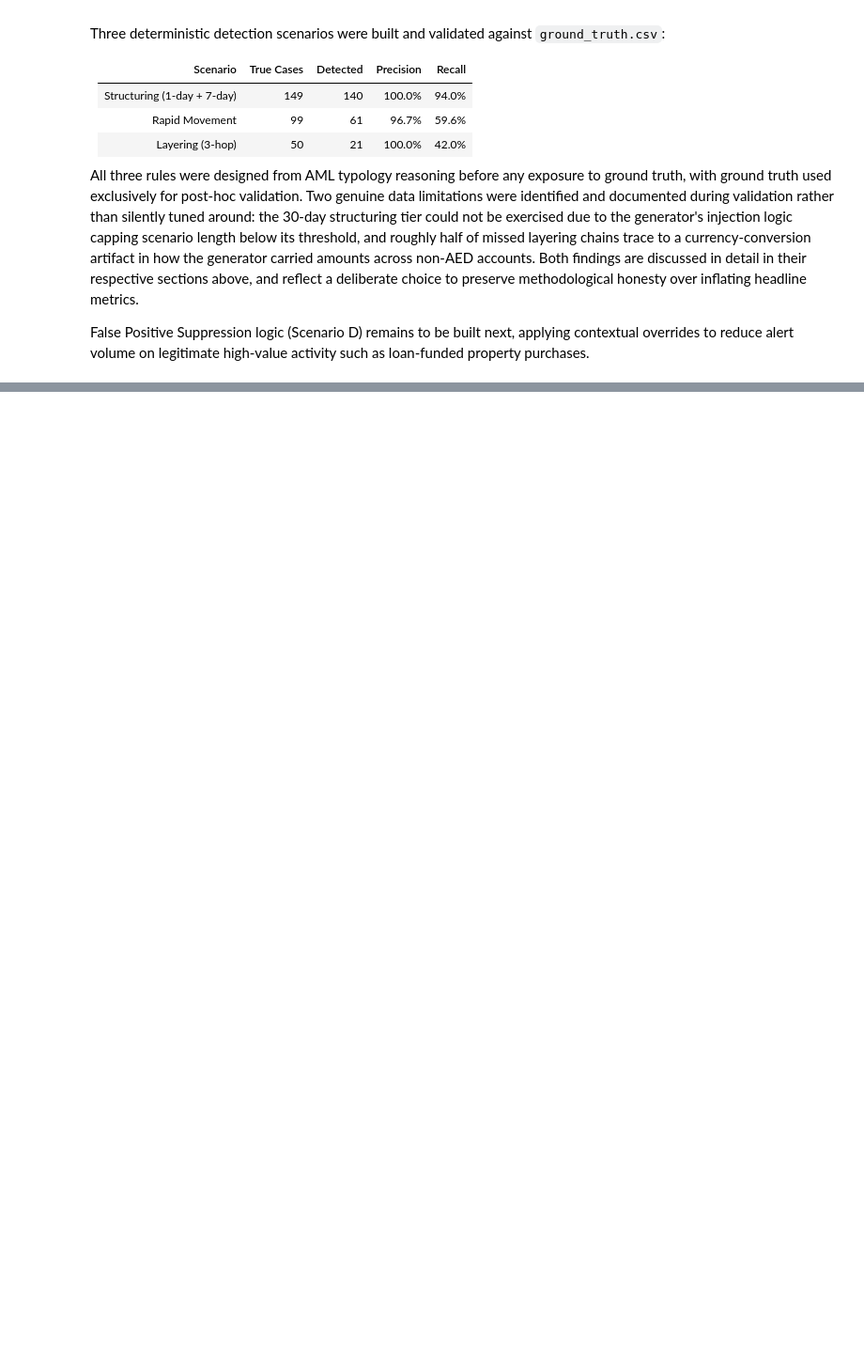
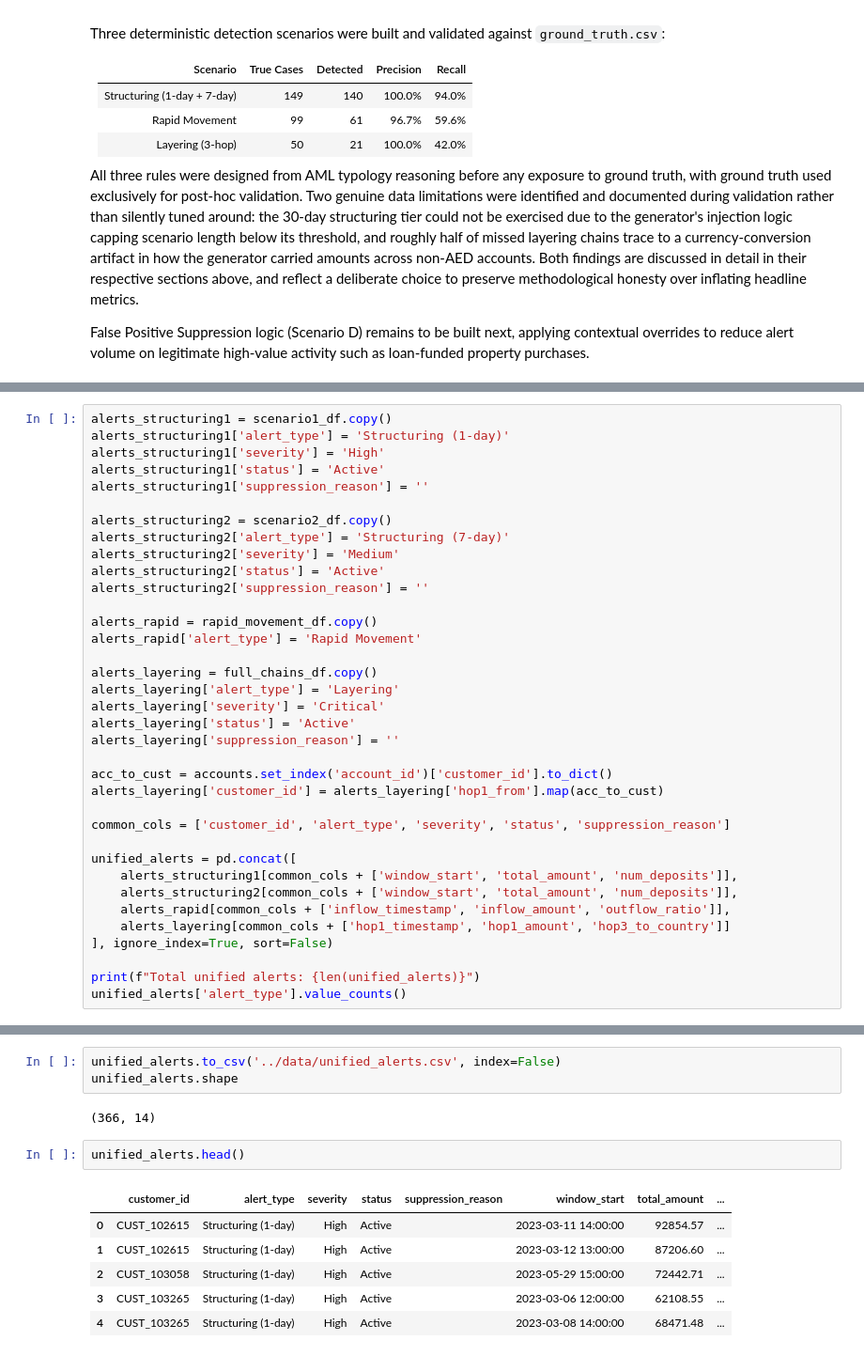
Before and after one commit to albin-m-jose/aml-transaction-monitoring-uae, a Jupyter notebook: notebooks/03_detection_rules.ipynb, the cells around one changed output, grey strips where cells are left out. Shown at 94% size. Saved outputs shown, nothing was run; the diff lists cells and outputs as text; blank space fills up the shorter version.

Commit message:
Phase 3 complete: unified alerts table across structuring, rapid movement, layering, FP suppression

```diff
--- a/notebooks/03_detection_rules.ipynb
+++ b/notebooks/03_detection_rules.ipynb
@@ -793,0 +948,36 @@ property purchases.
+# %%
+alerts_structuring1 = scenario1_df.copy()
+alerts_structuring1['alert_type'] = 'Structuring (1-day)'
+alerts_structuring1['severity'] = 'High'
+alerts_structuring1['status'] = 'Active'
+alerts_structuring1['suppression_reason'] = ''
+
+alerts_structuring2 = scenario2_df.copy()
+alerts_structuring2['alert_type'] = 'Structuring (7-day)'
+alerts_structuring2['severity'] = 'Medium'
+alerts_structuring2['status'] = 'Active'
+alerts_structuring2['suppression_reason'] = ''
+
+alerts_rapid = rapid_movement_df.copy()
+alerts_rapid['alert_type'] = 'Rapid Movement'
+
+alerts_layering = full_chains_df.copy()
+alerts_layering['alert_type'] = 'Layering'
+alerts_layering['severity'] = 'Critical'
+alerts_layering['status'] = 'Active'
+alerts_layering['suppression_reason'] = ''
+
+acc_to_cust = accounts.set_index('account_id')['customer_id'].to_dict()
+alerts_layering['customer_id'] = alerts_layering['hop1_from'].map(acc_to_cust)
+
+common_cols = ['customer_id', 'alert_type', 'severity', 'status', 'suppression_reason']
+
+unified_alerts = pd.concat([
+    alerts_structuring1[common_cols + ['window_start', 'total_amount', 'num_deposits']],
+    alerts_structuring2[common_cols + ['window_start', 'total_amount', 'num_deposits']],
+    alerts_rapid[common_cols + ['inflow_timestamp', 'inflow_amount', 'outflow_ratio']],
+    alerts_layering[common_cols + ['hop1_timestamp', 'hop1_amount', 'hop3_to_country']]
+], ignore_index=True, sort=False)
+
+print(f"Total unified alerts: {len(unified_alerts)}")
+unified_alerts['alert_type'].value_counts()
@@ -793,0 +994,14 @@ property purchases.
+# %%
+unified_alerts.to_csv('../data/unified_alerts.csv', index=False)
+unified_alerts.shape
+# %% [output]
+(366, 14)
+# %%
+unified_alerts.head()
+# %% [output]
+|  | customer_id | alert_type | severity | status | suppression_reason | window_start | total_amount | ... |
+| 0 | CUST_102615 | Structuring (1-day) | High | Active |  | 2023-03-11 14:00:00 | 92854.57 | ... |
+| 1 | CUST_102615 | Structuring (1-day) | High | Active |  | 2023-03-12 13:00:00 | 87206.60 | ... |
+| 2 | CUST_103058 | Structuring (1-day) | High | Active |  | 2023-05-29 15:00:00 | 72442.71 | ... |
+| 3 | CUST_103265 | Structuring (1-day) | High | Active |  | 2023-03-06 12:00:00 | 62108.55 | ... |
+| 4 | CUST_103265 | Structuring (1-day) | High | Active |  | 2023-03-08 14:00:00 | 68471.48 | ... |
```
Also changed, not shown: parts of 17 cells of this notebook.
